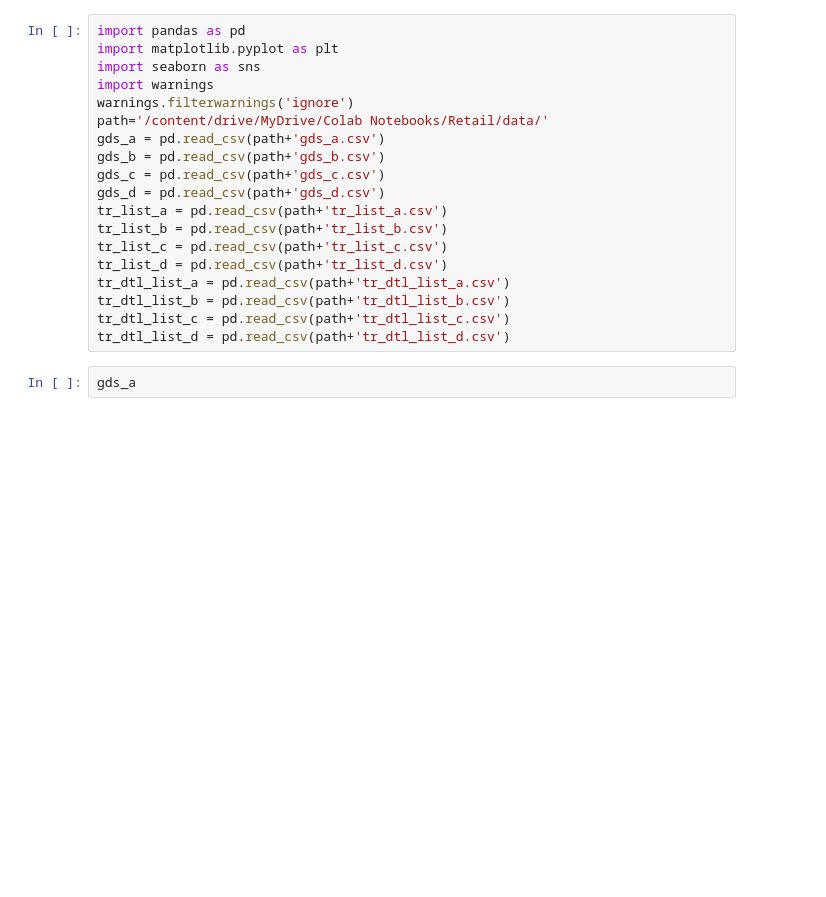
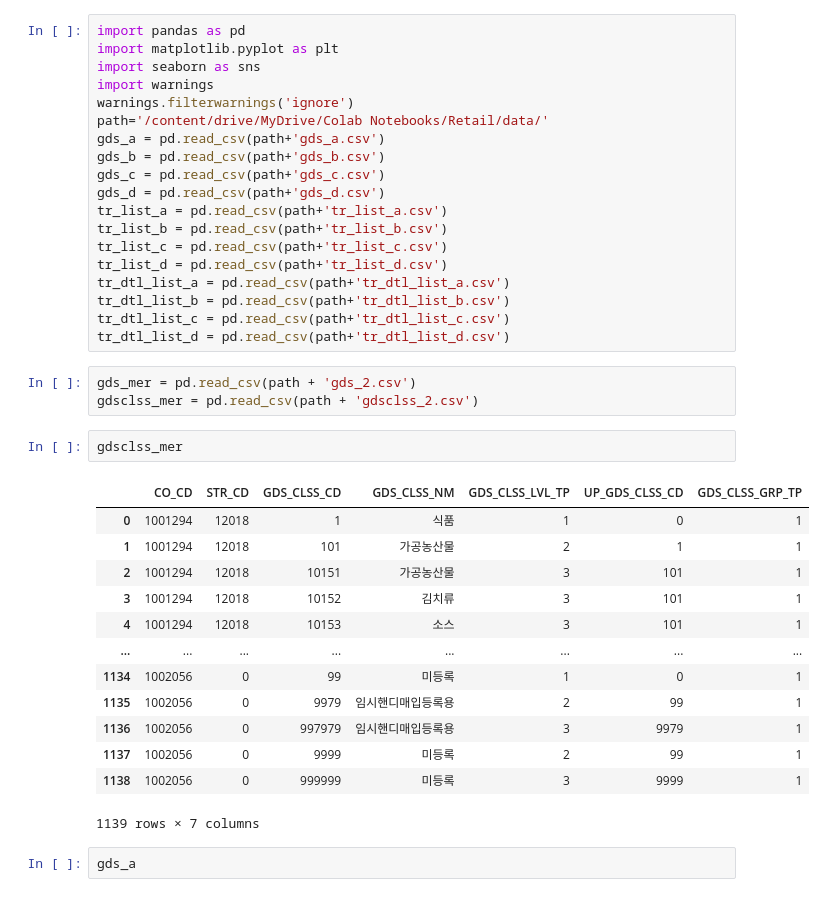
Before and after one commit to shinjangwoon/Store_Analysis, a Jupyter notebook: EDA/EDA_2.ipynb, the cells around one changed output. Cells and saved outputs as stored; diff of their text form; blank space fills up the shorter version.

```diff
--- a/EDA/EDA_2.ipynb
+++ b/EDA/EDA_2.ipynb
@@ -22,6 +22,25 @@ tr_dtl_list_a = pd.read_csv(path+'tr_dtl_list_a.csv')
 tr_dtl_list_b = pd.read_csv(path+'tr_dtl_list_b.csv')
 tr_dtl_list_c = pd.read_csv(path+'tr_dtl_list_c.csv')
 tr_dtl_list_d = pd.read_csv(path+'tr_dtl_list_d.csv')
+# %%
+gds_mer = pd.read_csv(path + 'gds_2.csv')
+gdsclss_mer = pd.read_csv(path + 'gdsclss_2.csv')
+# %%
+gdsclss_mer
+# %% [output]
+|  | CO_CD | STR_CD | GDS_CLSS_CD | GDS_CLSS_NM | GDS_CLSS_LVL_TP | UP_GDS_CLSS_CD | GDS_CLSS_GRP_TP |
+| 0 | 1001294 | 12018 | 1 | 식품 | 1 | 0 | 1 |
+| 1 | 1001294 | 12018 | 101 | 가공농산물 | 2 | 1 | 1 |
+| 2 | 1001294 | 12018 | 10151 | 가공농산물 | 3 | 101 | 1 |
+| 3 | 1001294 | 12018 | 10152 | 김치류 | 3 | 101 | 1 |
+| 4 | 1001294 | 12018 | 10153 | 소스 | 3 | 101 | 1 |
+| ... | ... | ... | ... | ... | ... | ... | ... |
+| 1134 | 1002056 | 0 | 99 | 미등록 | 1 | 0 | 1 |
+| 1135 | 1002056 | 0 | 9979 | 임시핸디매입등록용 | 2 | 99 | 1 |
+| 1136 | 1002056 | 0 | 997979 | 임시핸디매입등록용 | 3 | 9979 | 1 |
+| 1137 | 1002056 | 0 | 9999 | 미등록 | 2 | 99 | 1 |
+| 1138 | 1002056 | 0 | 999999 | 미등록 | 3 | 9999 | 1 |
+1139 rows × 7 columns
 # %%
 gds_a
 # %% [output]
```
Also changed, not shown: parts of 54 cells of this notebook.
